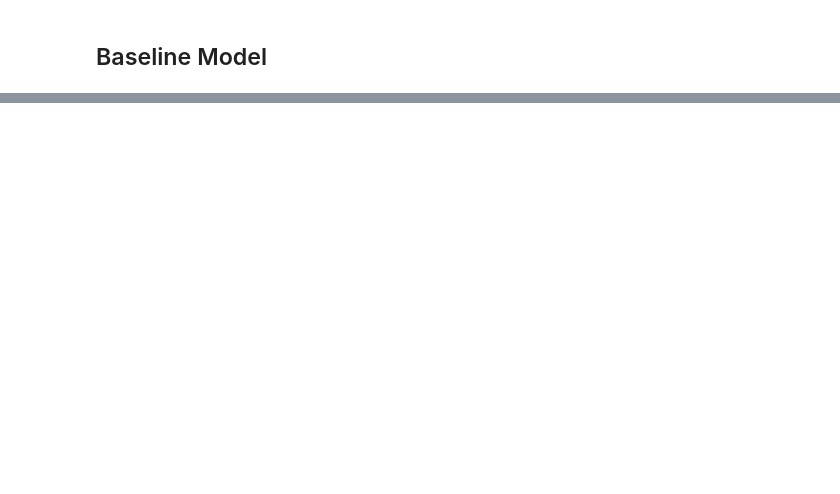
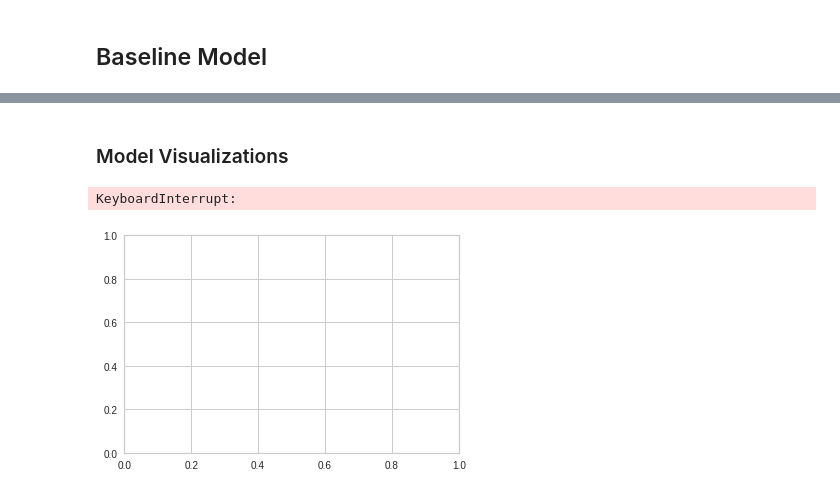
Before and after one commit to peter-haferl/prisoner_recidivism_classifier, a Jupyter notebook: data_explore_clean.ipynb, the cells around one changed output, grey strips where cells are left out. Saved outputs shown, nothing was run; the diff lists cells and outputs as text; code cells hidden in the pictures; blank space fills up the shorter version.

```diff
--- a/data_explore_clean.ipynb
+++ b/data_explore_clean.ipynb
@@ -146,0 +204,5 @@ X_train, X_test, y_train, y_test = train_test_split(X, y)
+# %%
+params = {
+    'criterion' : ['gini', 'entropy'],
+    'max_depth' : [100, 500, 1000, None]
+}
@@ -198,0 +323,10 @@ weighted avg       0.90      0.90      0.90     40070
+# %% [markdown]
+### Model Visualizations
+# %%
+viz = ClassificationReport(RandomForestClassifier(n_estimators=100, oob_score=True, criterion='entropy', max_depth=1000))
+viz.fit(X_train, y_train)
+viz.score(X_test, y_test)
+viz.poof()
+# %% [output]
+KeyboardInterrupt:
+[figure, added]
```
Also changed, not shown: parts of 28 cells of this notebook.
